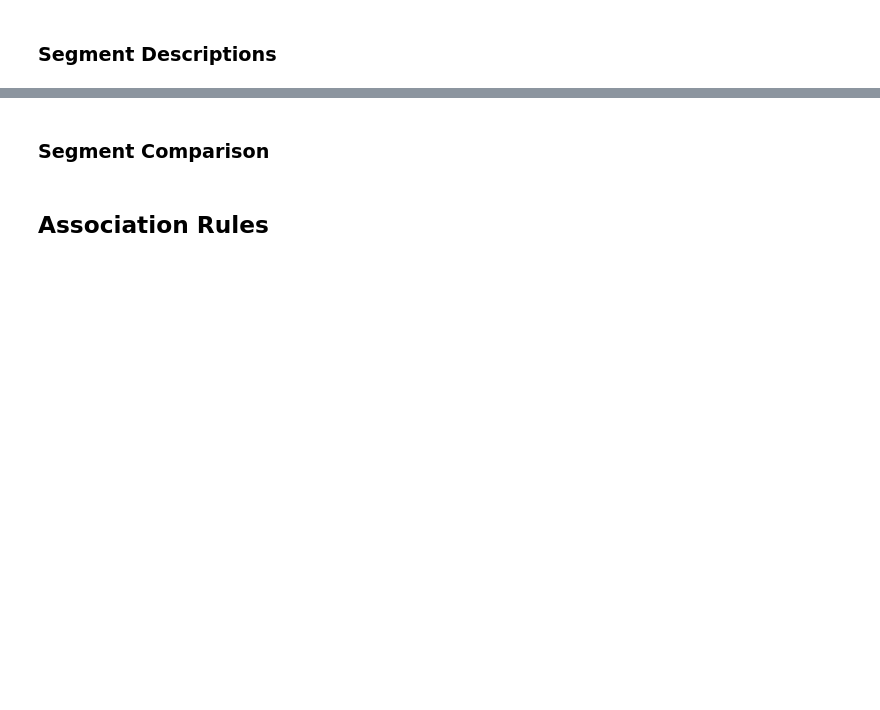
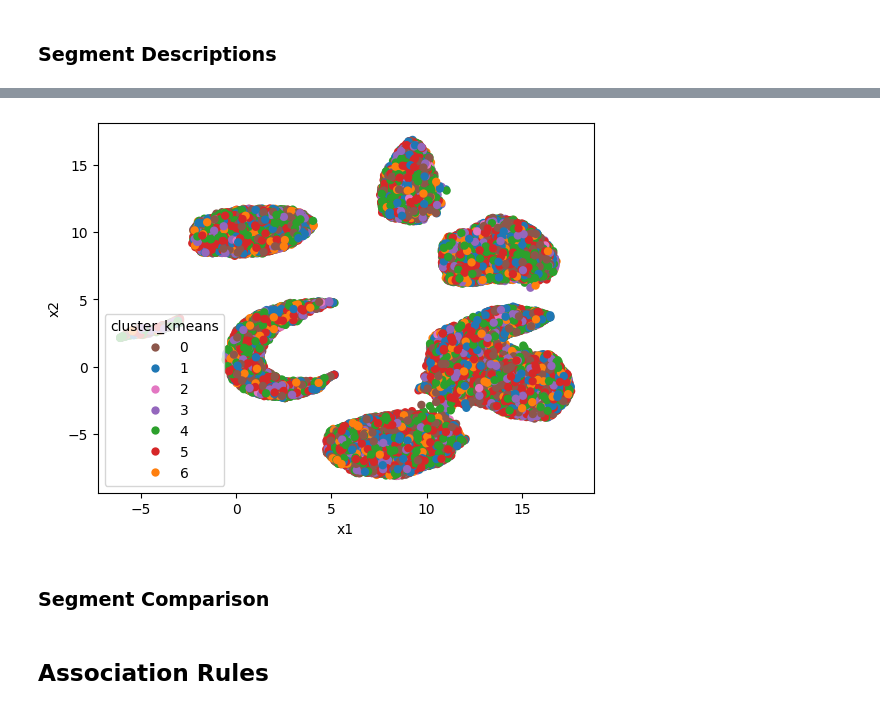
Before and after one commit to mitoma10110/ML2_Project, a Jupyter notebook: main.ipynb, the cells around one changed output, grey strips where cells are left out. Drawn from its saved outputs; the diff is of its cells as text; code cells hidden in the pictures; blank space fills up the shorter version.

```diff
--- a/main.ipynb
+++ b/main.ipynb
@@ -363,2 +594,28 @@ display(cluster_summary)
+# %%
+def visualize_dimensionality_reduction(embed, dataset):
+  '''
+  by Miguel Nascimento
+  '''
+  df = pd.DataFrame(embed).set_index(dataset.index)
+  df = df.merge(dataset['cluster_kmeans'], left_on=df.index, right_on=dataset.index, how='left').drop('key_0', axis=1).rename({0:'x1',1:'x2'}, axis=1).set_index(dataset.index)
+
+  palette = sns.color_palette("tab10", len(df['cluster_kmeans'].unique()))
+
+  # Create a dictionary mapping each unique cluster value to a color in the palette
+  cluster_color_dict = dict(zip(df['cluster_kmeans'].unique(), palette))
+
+  # Map cluster values to colors using the dictionary
+  cluster_colors = df['cluster_kmeans'].map(cluster_color_dict)
+
+  # Create a scatter plot with seaborn
+  sns.scatterplot(data=df, x='x1', y='x2', hue='cluster_kmeans',
+                  palette=cluster_color_dict, hue_order=sorted(df['cluster_kmeans'].unique()),
+                  legend='full', edgecolor='none')
+# %%
+# UMAP
+#umap_embed = apply_umap(modeldf_purchase)
+visualize_dimensionality_reduction(umap_embed, info_treated)
+# %% [output]
+[figure, added]
 # %% [markdown]
 ### Segment Comparison
```
Also changed, not shown: parts of 89 cells of this notebook, 3 other files.
